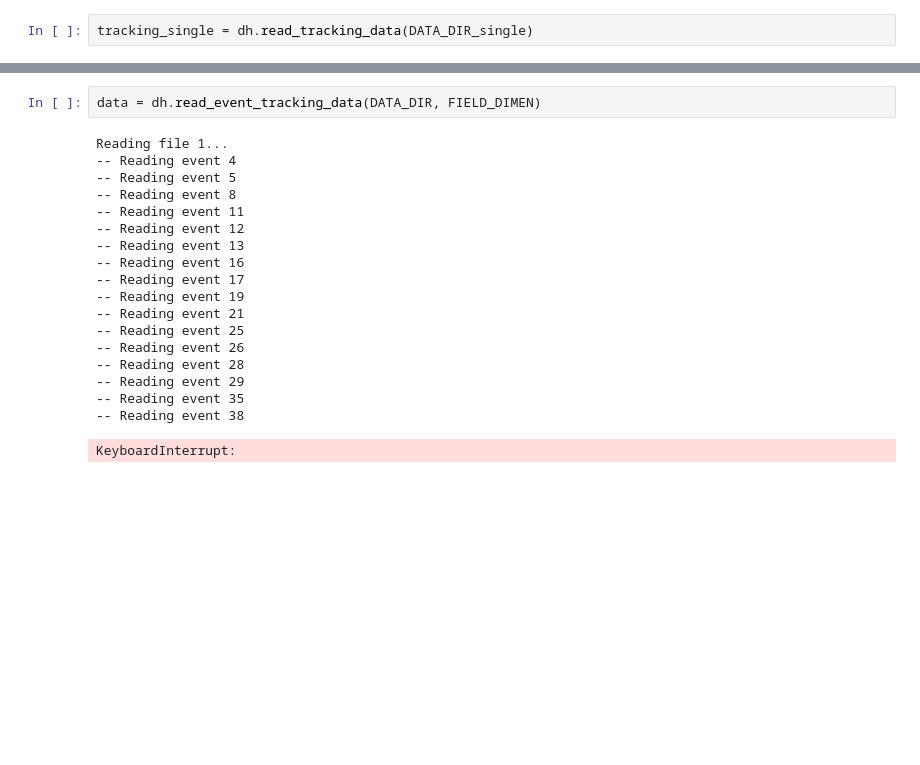
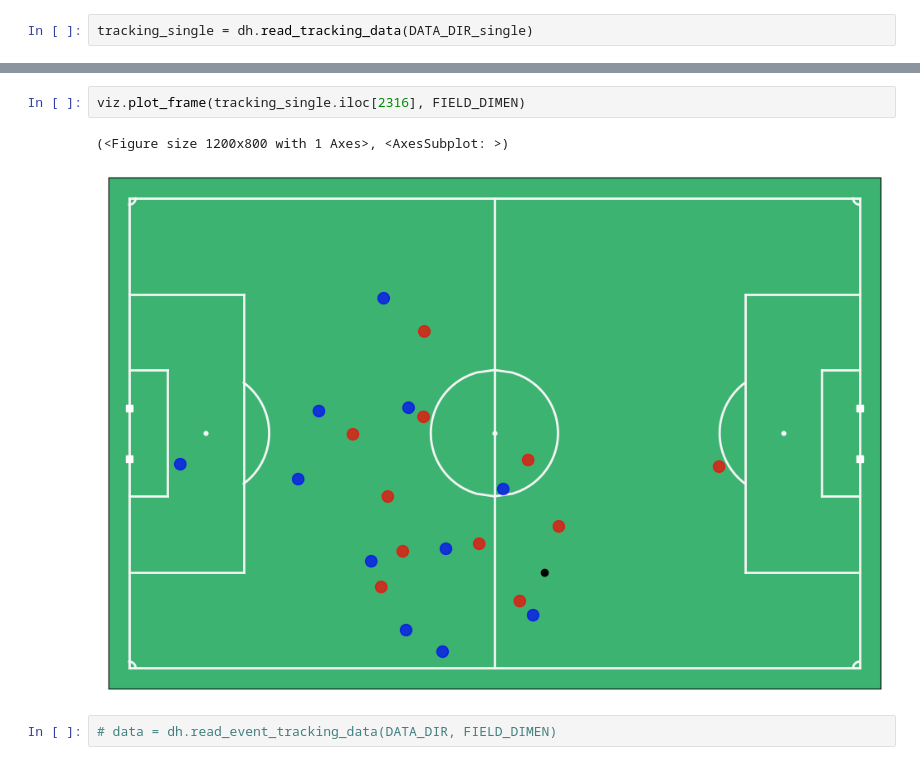
Before and after one commit to jonasvvr/Soccer-EPV-Framework, a Jupyter notebook: src/main_notebook.ipynb, the cells around one changed output, grey strips where cells are left out. Cells and saved outputs as stored; diff of their text form; blank space fills up the shorter version.

```diff
--- a/src/main_notebook.ipynb
+++ b/src/main_notebook.ipynb
@@ -48,21 +21,7 @@ tracking_single
+# %%
+viz.plot_frame(tracking_single.iloc[2316], FIELD_DIMEN)
+# %% [output]
+(<Figure size 1200x800 with 1 Axes>, <AxesSubplot: >)
+[figure, added]
 # %%
-data = dh.read_event_tracking_data(DATA_DIR, FIELD_DIMEN)
+# data = dh.read_event_tracking_data(DATA_DIR, FIELD_DIMEN)
-# %% [output]
-Reading file 1...
--- Reading event 4
--- Reading event 5
--- Reading event 8
--- Reading event 11
--- Reading event 12
--- Reading event 13
--- Reading event 16
--- Reading event 17
--- Reading event 19
--- Reading event 21
--- Reading event 25
--- Reading event 26
--- Reading event 28
--- Reading event 29
--- Reading event 35
--- Reading event 38
-KeyboardInterrupt:
```
Also changed, not shown: parts of 4 cells of this notebook, 2 other files.
